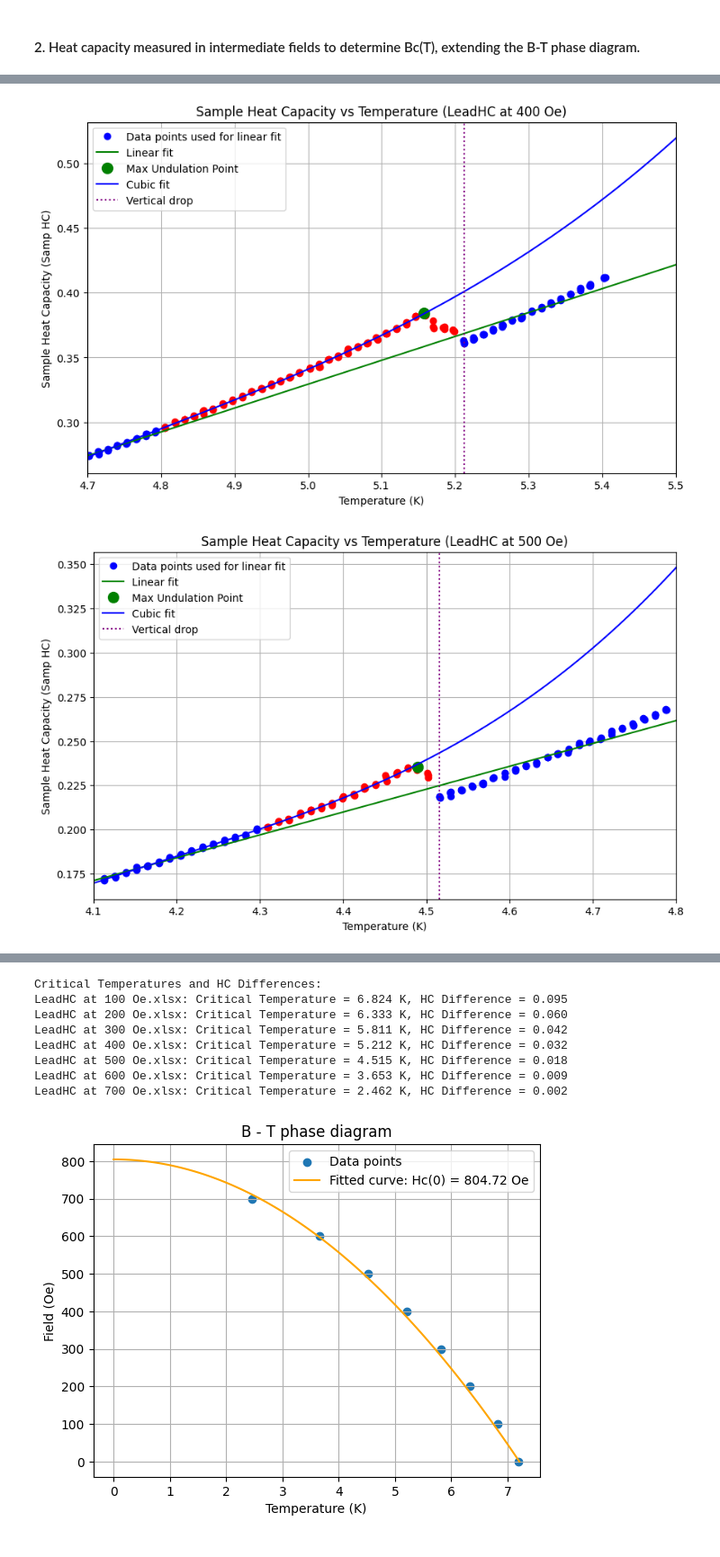
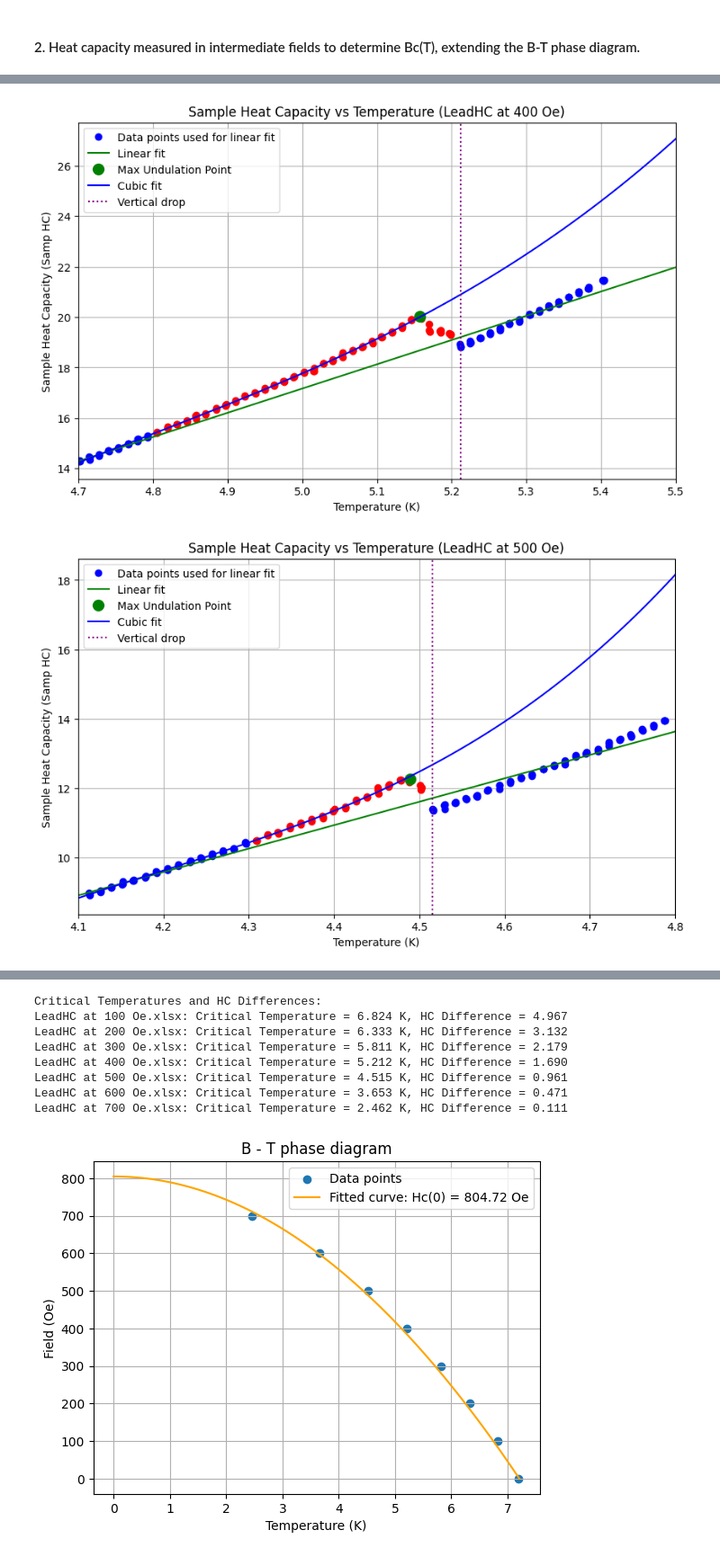
Before and after one commit to LocrianBird/SC-lab, a Jupyter notebook: Heat Capacity SC lab.ipynb, the cells around one changed output, grey strips where cells are left out. Shown at 90% size. Drawn from its saved outputs; the diff is of its cells as text; code cells hidden in the pictures.

```diff
--- a/Heat Capacity SC lab.ipynb
+++ b/Heat Capacity SC lab.ipynb
@@ -42,8 +42,11 @@ df_new = pd.read_excel(file_path_new)
 
 # Convert Temperature and Sample HC columns to numeric, forcing errors to NaN
 df_new['Temperature'] = pd.to_numeric(df_new['Sample Temp'], errors='coerce')
-df_new['Samp HC'] = pd.to_numeric(df_new['Samp HC'], errors='coerce')
+df_new['Total HC'] = pd.to_numeric(df_new['Total HC'], errors='coerce')
+df_new['Addenda HC'] = pd.to_numeric(df_new['Addenda HC'], errors='coerce')
 df_new['Samp HC Err'] = pd.to_numeric(df_new['Samp HC Err'], errors='coerce')
+
+df_new['Corrected HC'] = df_new['Total HC'] - df_new['Addenda HC']
 
 # Filter the data to include only the temperature range from 6.5 to 7.5 Kelvin
 df_filtered = df_new[(df_new['Temperature'] >= 6.5) & (df_new['Temperature'] <= 7.5)]
@@ -53,11 +56,11 @@ df_linear_fit = df_filtered[(df_filtered['Temperature'] < 6.95) | (df_filtered['
 
 # Perform a weighted linear fit on the filtered data
 weights = 1 / df_linear_fit['Samp HC Err']
-fit_params_linear, cov_matrix_linear = np.polyfit(df_linear_fit['Temperature'], df_linear_fit['Samp HC'], 1, w=weights, cov=True)
+fit_params_linear, cov_matrix_linear = np.polyfit(df_linear_fit['Temperature'], df_linear_fit['Corrected HC'], 1, w=weights, cov=True)
 fit_line_linear = np.polyval(fit_params_linear, df_filtered['Temperature'])
 
 # Calculate undulations
-undulations = df_filtered['Samp HC'] - fit_line_linear
+undulations = df_filtered['Corrected HC'] - fit_line_linear
 
 # Find the index of the maximum undulation point
 max_undulation_index = undulations.idxmax()
@@ -68,12 +71,12 @@ df_fit_cubic = df_filtered[df_filtered['Temperature'] <= max_undulation_temp]
 
 # Perform a weighted cubic fit on the filtered data up to the max undulation temperature
 weights_cubic = 1 / df_fit_cubic['Samp HC Err']
-fit_params_cubic, cov_matrix_cubic = np.polyfit(df_fit_cubic['Temperature'], df_fit_cubic['Samp HC'], 3, w=weights_cubic, cov=True)
+fit_params_cubic, cov_matrix_cubic = np.polyfit(df_fit_cubic['Temperature'], df_fit_cubic['Corrected HC'], 3, w=weights_cubic, cov=True)
 fit_line_cubic = np.polyval(fit_params_cubic, df_filtered['Temperature'])
 
 # Find the point in the range 7.15 to 7.25 where undulations from the linear fit are minimal
 df_range = df_filtered[(df_filtered['Temperature'] >= 7.15) & (df_filtered['Temperature'] <= 7.22)]
-min_undulation_index = (df_range['Samp HC'] - np.polyval(fit_params_linear, df_range['Temperature'])).abs().idxmin()
+min_undulation_index = (df_range['Corrected HC'] - np.polyval(fit_params_linear, df_range['Temperature'])).abs().idxmin()
 critical_temp = df_filtered['Temperature'].loc[min_undulation_index]
 
 # Estimate the error in the critical temperature
@@ -90,10 +93,10 @@ hc_difference = hc_cubic_at_critical - hc_linear_at_critical
 fig, (ax1, ax2) = plt.subplots(1, 2, figsize=(18, 6))
 
 # Original plot
-ax1.plot(df_filtered['Temperature'], df_filtered['Samp HC'], marker='o', linestyle='-', label='Data')
+ax1.plot(df_filtered['Temperature'], df_filtered['Corrected HC'], marker='o', linestyle='-', label='Data')
 ax1.plot(df_filtered['Temperature'], fit_line_linear, linestyle='--', color='blue', label='Linear Fit (excluding 6.95 - 7.2 K)')
 ax1.plot(df_filtered['Temperature'], fit_line_cubic, linestyle='--', color='red', label='Cubic Fit (up to max undulation)')
-ax1.scatter([max_undulation_temp], [df_filtered['Samp HC'].loc[max_undulation_index]], color='green', zorder=5, label=f'Max Undulation ({max_undulation_temp:.2f} K)')
+ax1.scatter([max_undulation_temp], [df_filtered['Corrected HC'].loc[max_undulation_index]], color='green', zorder=5, label=f'Max Undulation ({max_undulation_temp:.2f} K)')
 ax1.axvline(x=critical_temp, color='purple', linestyle=':', label=f'Critical Temperature ({critical_temp:.3f} K ± {critical_temp_error:.3f} K)')
 ax1.axhline(y=hc_linear_at_critical, color='orange', linestyle=':', label=f'Linear HC at Critical Temp ({hc_linear_at_critical:.2f} µJ/K)')
 ax1.axhline(y=hc_cubic_at_critical, color='cyan', linestyle=':', label=f'Cubic HC at Critical Temp ({hc_cubic_at_critical:.2f} µJ/K)')
@@ -158,11 +161,15 @@ plt.figure(figsize=(10, 6))
 for file_name, df in data.items():
     # Ensure 'Temperature' column is numeric
     df['Temperature'] = pd.to_numeric(df['Sample Temp'], errors='coerce')
+    df['Total HC'] = pd.to_numeric(df['Total HC'], errors='coerce')
+    df['Addenda HC'] = pd.to_numeric(df['Addenda HC'], errors='coerce')
+
+    df['Corrected HC'] = df['Total HC'] - df['Addenda HC']
 
     # Filter the temperature range
     df_filtered = df[(df['Temperature'] >= 1) & (df['Temperature'] <= 7.5)]
 
-    plt.plot(df_filtered['Temperature'], df_filtered['Samp HC'], label=file_name.split('.')[0])
+    plt.plot(df_filtered['Temperature'], df_filtered['Corrected HC'], label=file_name.split('.')[0])
 
 plt.xlabel('Temperature (K)')
 plt.ylabel('Sample Heat Capacity (Samp HC)')
@@ -219,6 +226,10 @@ hc_differences = []
 for i, (file_name, df) in enumerate(data.items()):
     # Ensure 'Temperature' column is numeric
     df['Temperature'] = pd.to_numeric(df['Sample Temp'], errors='coerce')
+    df['Total HC'] = pd.to_numeric(df['Total HC'], errors='coerce')
+    df['Addenda HC'] = pd.to_numeric(df['Addenda HC'], errors='coerce')
+
+    df['Corrected HC'] = df['Total HC'] - df['Addenda HC']
 
     # Filter the temperature range for plotting
     fit_start, fit_end, exclude_start, exclude_end = fit_ranges[i]
@@ -231,15 +242,15 @@ for i, (file_name, df) in enumerate(data.items()):
     df_excluded = df_range[(df_range['Temperature'] >= exclude_start) & (df_range['Temperature'] <= exclude_end)]
 
     # Perform the linear fit with error correction
-    popt_linear, pcov_linear = curve_fit(linear_func, df_fit_range['Temperature'], df_fit_range['Samp HC'], sigma=df_fit_range['Samp HC Err'], absolute_sigma=True)
+    popt_linear, pcov_linear = curve_fit(linear_func, df_fit_range['Temperature'], df_fit_range['Corrected HC'], sigma=df_fit_range['Samp HC Err'], absolute_sigma=True)
     x_fit_linear = np.linspace(fit_start, fit_end, 100)
     y_fit_linear = linear_func(x_fit_linear, *popt_linear)
 
     # Find the maximum undulation point in the excluded area
     if not df_excluded.empty:
-        max_undulation_point = df_excluded.loc[df_excluded['Samp HC'].idxmax()]
+        max_undulation_point = df_excluded.loc[df_excluded['Corrected HC'].idxmax()]
         max_undulation_temp = max_undulation_point['Temperature']
-        max_undulation_hc = max_undulation_point['Samp HC']
+        max_undulation_hc = max_undulation_point['Corrected HC']
 
         # Perform the cubic fit up to the maximum undulation point with error correction
         df_cubic_range = df[(df['Temperature'] >= fit_start) & (df['Temperature'] <= max_undulation_temp)]
@@ -250,7 +261,7 @@ for i, (file_name, df) in enumerate(data.items()):
         elif file_name == "LeadHC at 200 Oe.xlsx":
             df_cubic_range = df_cubic_range[~((df_cubic_range['Temperature'] >= 5.75) & (df_cubic_range['Temperature'] <= 6))]
 
-        popt_cubic, pcov_cubic = curve_fit(cubic_func, df_cubic_range['Temperature'], df_cubic_range['Samp HC'], sigma=df_cubic_range['Samp HC Err'], absolute_sigma=True)
+        popt_cubic, pcov_cubic = curve_fit(cubic_func, df_cubic_range['Temperature'], df_cubic_range['Corrected HC'], sigma=df_cubic_range['Samp HC Err'], absolute_sigma=True)
         x_fit_cubic = np.linspace(fit_start, fit_end, 100)
         y_fit_cubic = cubic_func(x_fit_cubic, *popt_cubic)
     else:
@@ -262,7 +273,7 @@ for i, (file_name, df) in enumerate(data.items()):
     if not df_after_exclusion.empty:
         last_after_exclusion = df_after_exclusion.iloc[-1]
         last_after_exclusion_temp = last_after_exclusion['Temperature']
-        last_after_exclusion_hc = last_after_exclusion['Samp HC']
+        last_after_exclusion_hc = last_after_exclusion['Corrected HC']
     else:
         last_after_exclusion_temp = None
         last_after_exclusion_hc = None
@@ -279,8 +290,8 @@ for i, (file_name, df) in enumerate(data.items()):
 
     # Plot the data and the fits within the fitting range
     plt.figure(figsize=(10, 6))
-    plt.plot(df_fit_range['Temperature'], df_fit_range['Samp HC'], 'bo', label='Data points used for linear fit')
-    plt.plot(df_excluded['Temperature'], df_excluded['Samp HC'], 'ro')
+    plt.plot(df_fit_range['Temperature'], df_fit_range['Corrected HC'], 'bo', label='Data points used for linear fit')
+    plt.plot(df_excluded['Temperature'], df_excluded['Corrected HC'], 'ro')
     plt.plot(x_fit_linear, y_fit_linear, 'g-', label=f'Linear fit')
 
     # Highlight the maximum undulation point in green if it exists
@@ -311,2 +322,2 @@ for file_name, critical_temp, hc_difference in critical_temperatures:
-[figure, old version]
+[figure, new version]
-[figure, old version]
+[figure, new version]
@@ -315,11 +326,11 @@ for file_name, critical_temp, hc_difference in critical_temperatures:
 Critical Temperatures and HC Differences:
-LeadHC at 100 Oe.xlsx: Critical Temperature = 6.824 K, HC Difference = 0.095
-LeadHC at 200 Oe.xlsx: Critical Temperature = 6.333 K, HC Difference = 0.060
-LeadHC at 300 Oe.xlsx: Critical Temperature = 5.811 K, HC Difference = 0.042
-LeadHC at 400 Oe.xlsx: Critical Temperature = 5.212 K, HC Difference = 0.032
-LeadHC at 500 Oe.xlsx: Critical Temperature = 4.515 K, HC Difference = 0.018
-LeadHC at 600 Oe.xlsx: Critical Temperature = 3.653 K, HC Difference = 0.009
-LeadHC at 700 Oe.xlsx: Critical Temperature = 2.462 K, HC Difference = 0.002
+LeadHC at 100 Oe.xlsx: Critical Temperature = 6.824 K, HC Difference = 4.967
+LeadHC at 200 Oe.xlsx: Critical Temperature = 6.333 K, HC Difference = 3.132
+LeadHC at 300 Oe.xlsx: Critical Temperature = 5.811 K, HC Difference = 2.179
+LeadHC at 400 Oe.xlsx: Critical Temperature = 5.212 K, HC Difference = 1.690
+LeadHC at 500 Oe.xlsx: Critical Temperature = 4.515 K, HC Difference = 0.961
+LeadHC at 600 Oe.xlsx: Critical Temperature = 3.653 K, HC Difference = 0.471
+LeadHC at 700 Oe.xlsx: Critical Temperature = 2.462 K, HC Difference = 0.111
 # %%
 # Data
 field = [700, 600, 500, 400, 300, 200, 100, 0]
```
Also changed, not shown: parts of 6 cells of this notebook.
